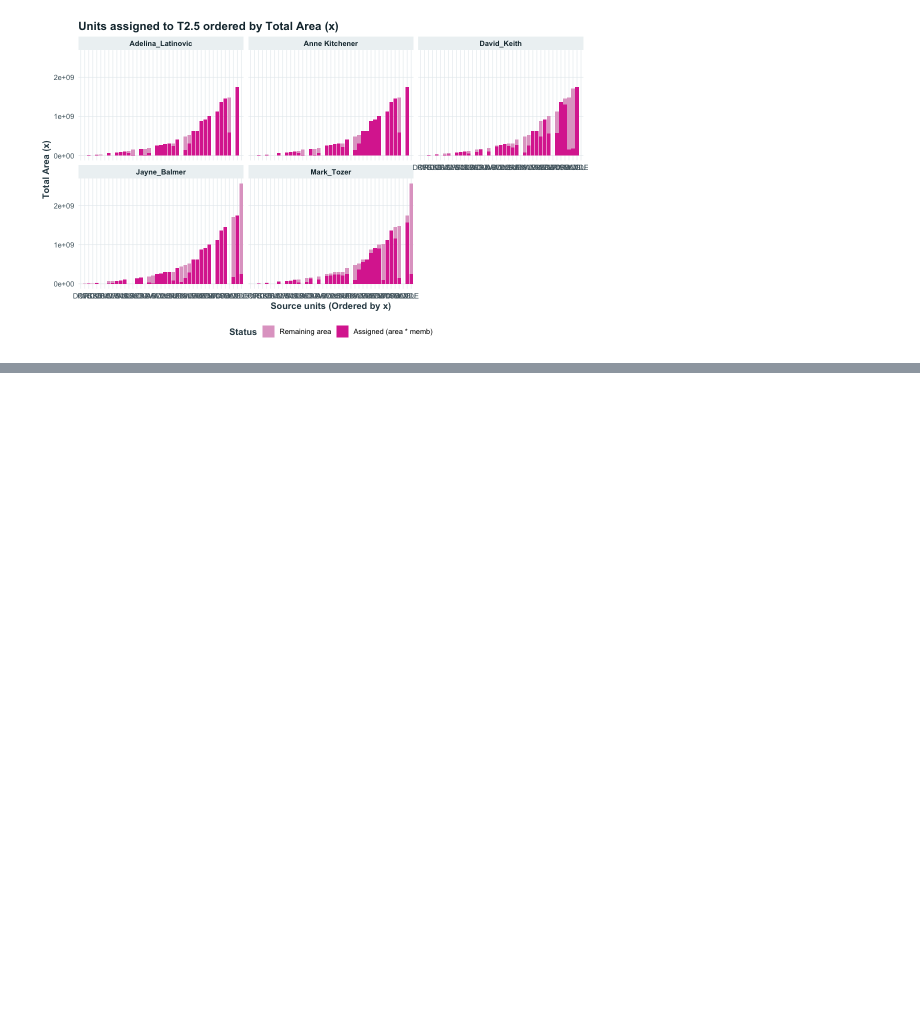
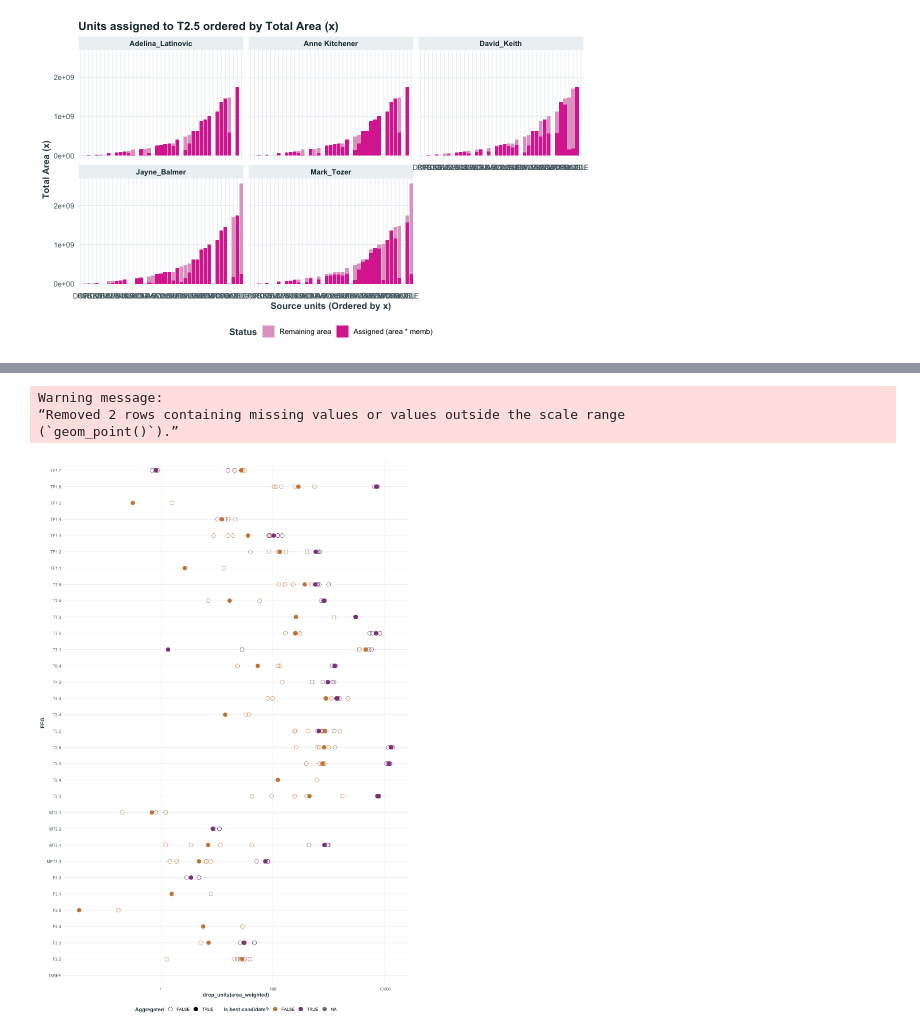
Before and after one commit to Ecosystem-Indicators-Workflows/TASVEG-XREF, a Jupyter notebook: synthesis/area-summaries.ipynb, the cells around one changed output, grey strips where cells are left out. Cells and saved outputs as stored; diff of their text form; code cells hidden in the pictures; blank space fills up the shorter version.

```diff
--- a/synthesis/area-summaries.ipynb
+++ b/synthesis/area-summaries.ipynb
@@ -176,0 +205,39 @@ ggplot() +
+# %%
+
+d1 <- EFG_memb_exp_areas |>
+    summarise(
+        nr_VEGCODE = n_distinct(VEGCODE),
+        mean_memb = mean(memb),
+        area_total = set_units(sum(area),'km2') ,
+        area_weighted = set_units(sum(area * memb),'km2') ,
+          .by=c(expert, EFG, best)) |>
+    filter(!is.na(area_total))
+
+d2 <- EFG_memb_agg_areas |>
+    summarise(
+        nr_VEGCODE = n_distinct(VEGCODE),
+        mean_memb = mean(prop_memb),
+        area_total = set_units(sum(area),'km2') ,
+        area_weighted = set_units(sum(area * prop_memb),'km2') ,
+          .by=c(EFG, best)) |>
+    filter(!is.na(area_total))
+
+plot_data <- bind_rows(d1,d2)
+# %%
+options(repr.plot.width = 12, repr.plot.height = 18)
+ggplot(plot_data) +
+geom_point(aes(y=EFG,x=drop_units(area_weighted), shape=is.na(expert), colour=best), size=4) +
+scale_x_log10() +
+scale_colour_manual(
+    values = c("FALSE" = "peru", "TRUE"= "orchid4"),
+    na.value = "grey50",
+    name = "Is best candidate?") +
+  scale_shape_manual(
+    values = c("TRUE" = 19, "FALSE"= 21),
+    name = "Aggregated") +
+  theme_wp3()
+# %% [output]
+Warning message:
+“Removed 2 rows containing missing values or values outside the scale range
+(`geom_point()`).”
+[figure, added]
```
Also changed, not shown: parts of 23 cells of this notebook, 3 other files.
